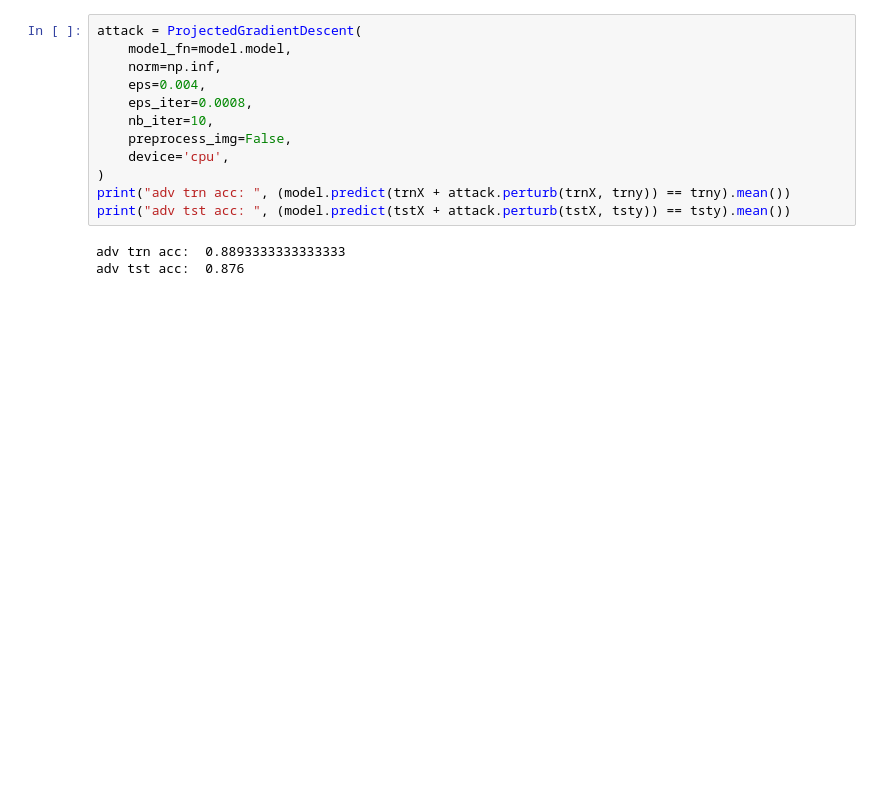
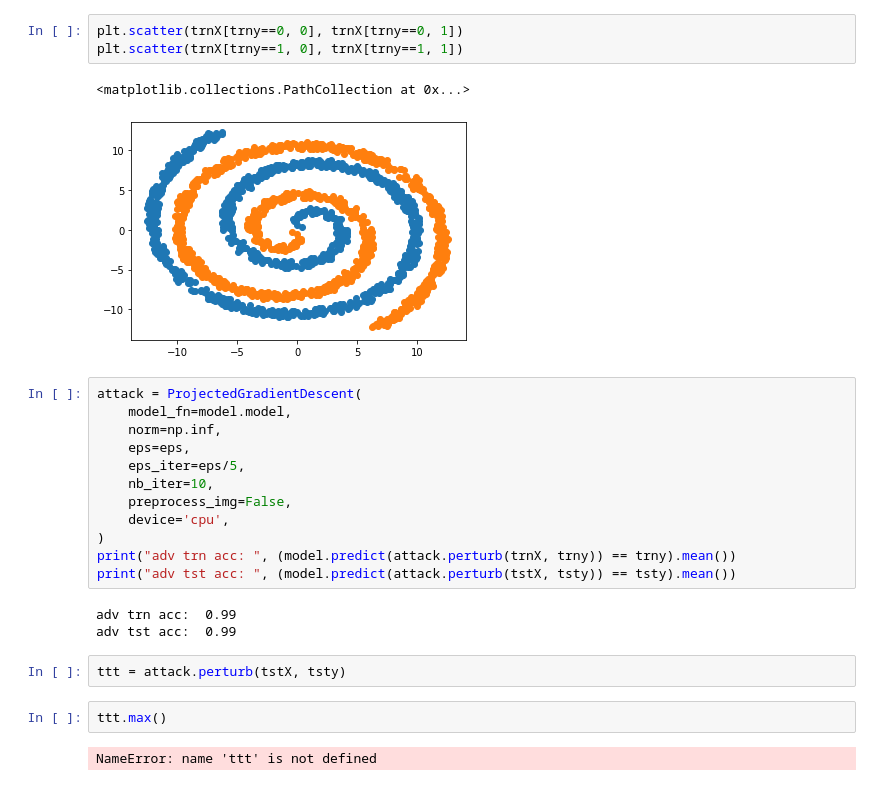
Before and after one commit to yangarbiter/blindguess, a Jupyter notebook: notebooks/examples.ipynb, the cells around one changed output. Cells and saved outputs as stored; diff of their text form; blank space fills up the shorter version.

```diff
--- a/notebooks/examples.ipynb
+++ b/notebooks/examples.ipynb
@@ -78,16 +94,28 @@ dist.min()
+# %%
+plt.scatter(trnX[trny==0, 0], trnX[trny==0, 1])
+plt.scatter(trnX[trny==1, 0], trnX[trny==1, 1])
+# %% [output]
+<matplotlib.collections.PathCollection at 0x...>
+[figure, added]
 # %%
 attack = ProjectedGradientDescent(
     model_fn=model.model,
     norm=np.inf,
-    eps=0.004,
-    eps_iter=0.0008,
+    eps=eps,
+    eps_iter=eps/5,
     nb_iter=10,
     preprocess_img=False,
     device='cpu',
 )
-print("adv trn acc: ", (model.predict(trnX + attack.perturb(trnX, trny)) == trny).mean())
-print("adv tst acc: ", (model.predict(tstX + attack.perturb(tstX, tsty)) == tsty).mean())
+print("adv trn acc: ", (model.predict(attack.perturb(trnX, trny)) == trny).mean())
+print("adv tst acc: ", (model.predict(attack.perturb(tstX, tsty)) == tsty).mean())
 # %% [output]
-adv trn acc:  0.8893333333333333
-adv tst acc:  0.876
+adv trn acc:  0.99
+adv tst acc:  0.99
+# %%
+ttt = attack.perturb(tstX, tsty)
+# %%
+ttt.max()
+# %% [output]
+NameError: name 'ttt' is not defined
 # %%
```
Also changed, not shown: parts of 5 cells of this notebook, 18 other files.
